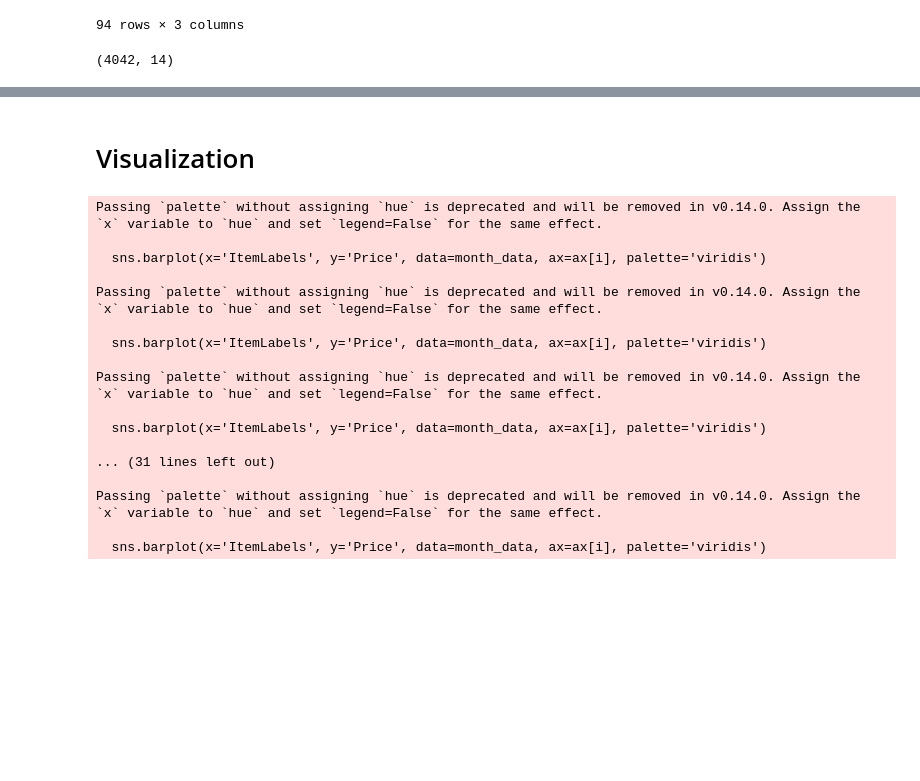
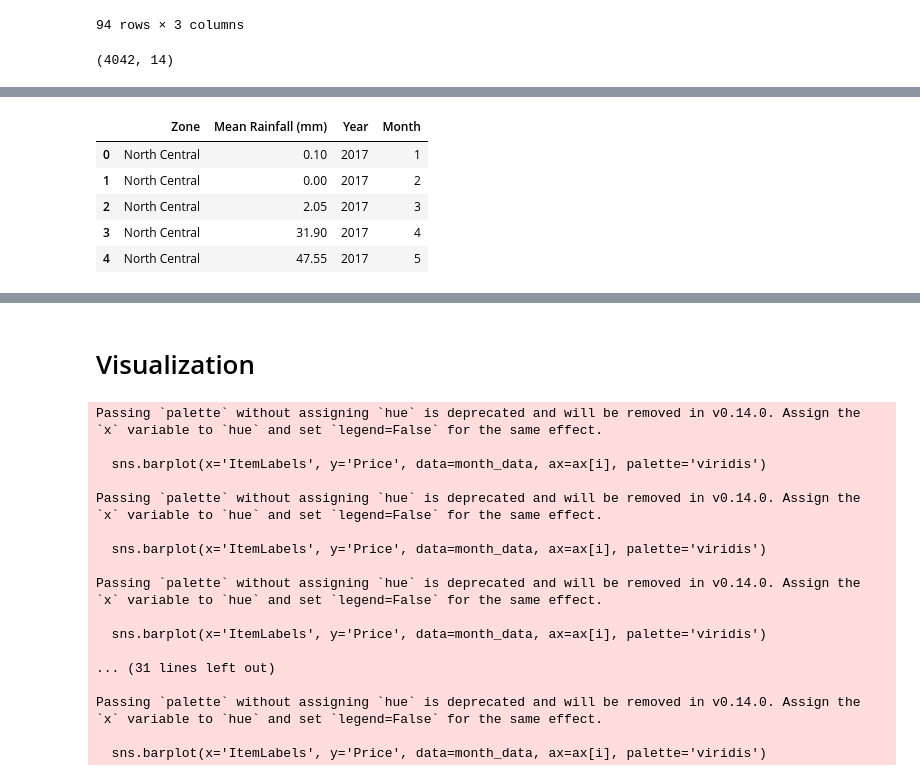
Before and after one commit to DayeErekosima/Sales-price-prediction-model, a Jupyter notebook: Sales Price prediction model.ipynb, the cells around one changed output, grey strips where cells are left out. Drawn from its saved outputs; the diff is of its cells as text; code cells hidden in the pictures; blank space fills up the shorter version.

```diff
--- a/Sales Price prediction model.ipynb
+++ b/Sales Price prediction model.ipynb
@@ -963,0 +1089,14 @@ food_price_df.head(20)
+# %%
+rain_df = pd.melt(df_all_zones, id_vars=['Date'], var_name='Zone', value_name='Mean Rainfall (mm)')
+rain_df['Zone'] = rain_df['Zone'].str.split().apply(lambda x: ' '.join(x[:2]))
+rain_df['Year'] = rain_df['Date'].dt.year
+rain_df['Month'] = rain_df['Date'].dt.month
+rain_df.drop(columns=['Date'], inplace=True)
+rain_df.head()
+# %% [output]
+|  | Zone | Mean Rainfall (mm) | Year | Month |
+| 0 | North Central | 0.10 | 2017 | 1 |
+| 1 | North Central | 0.00 | 2017 | 2 |
+| 2 | North Central | 2.05 | 2017 | 3 |
+| 3 | North Central | 31.90 | 2017 | 4 |
+| 4 | North Central | 47.55 | 2017 | 5 |
```
Also changed, not shown: parts of 9 cells of this notebook.
